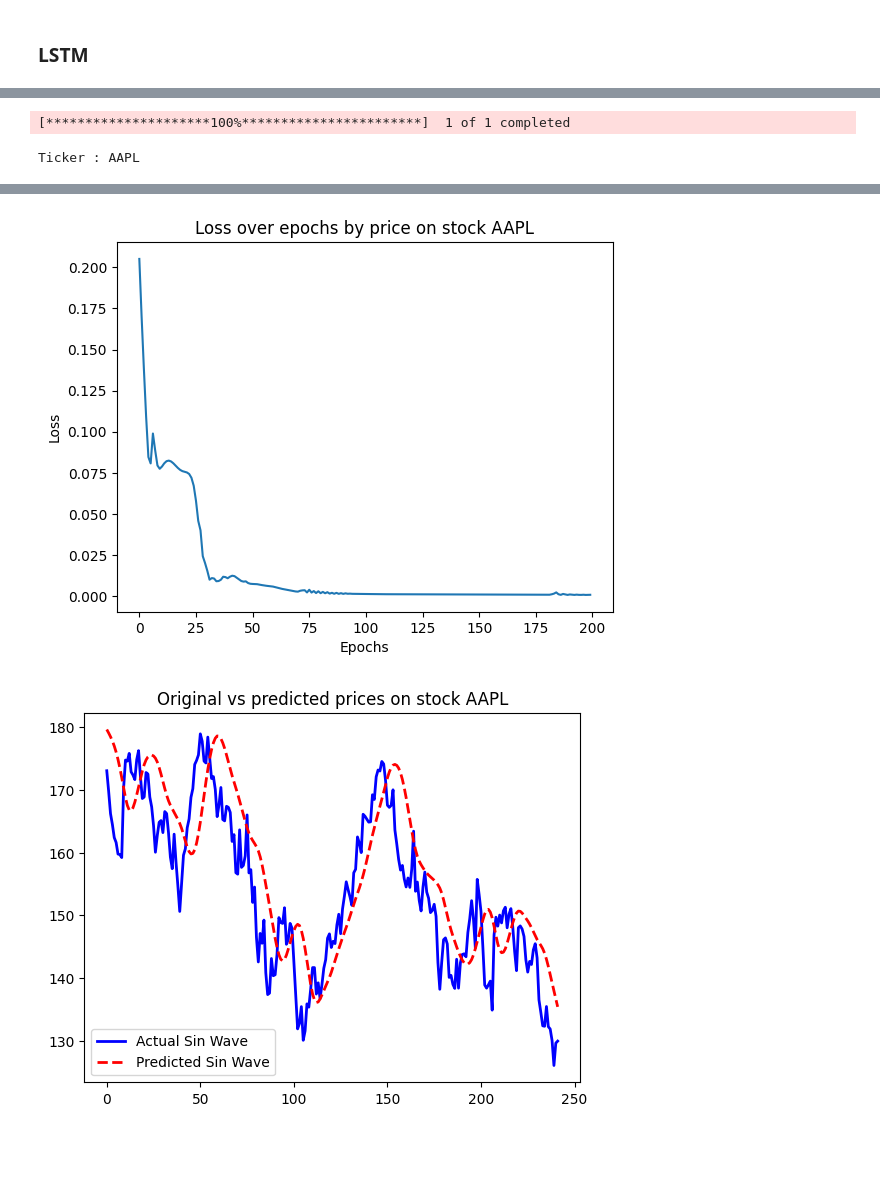
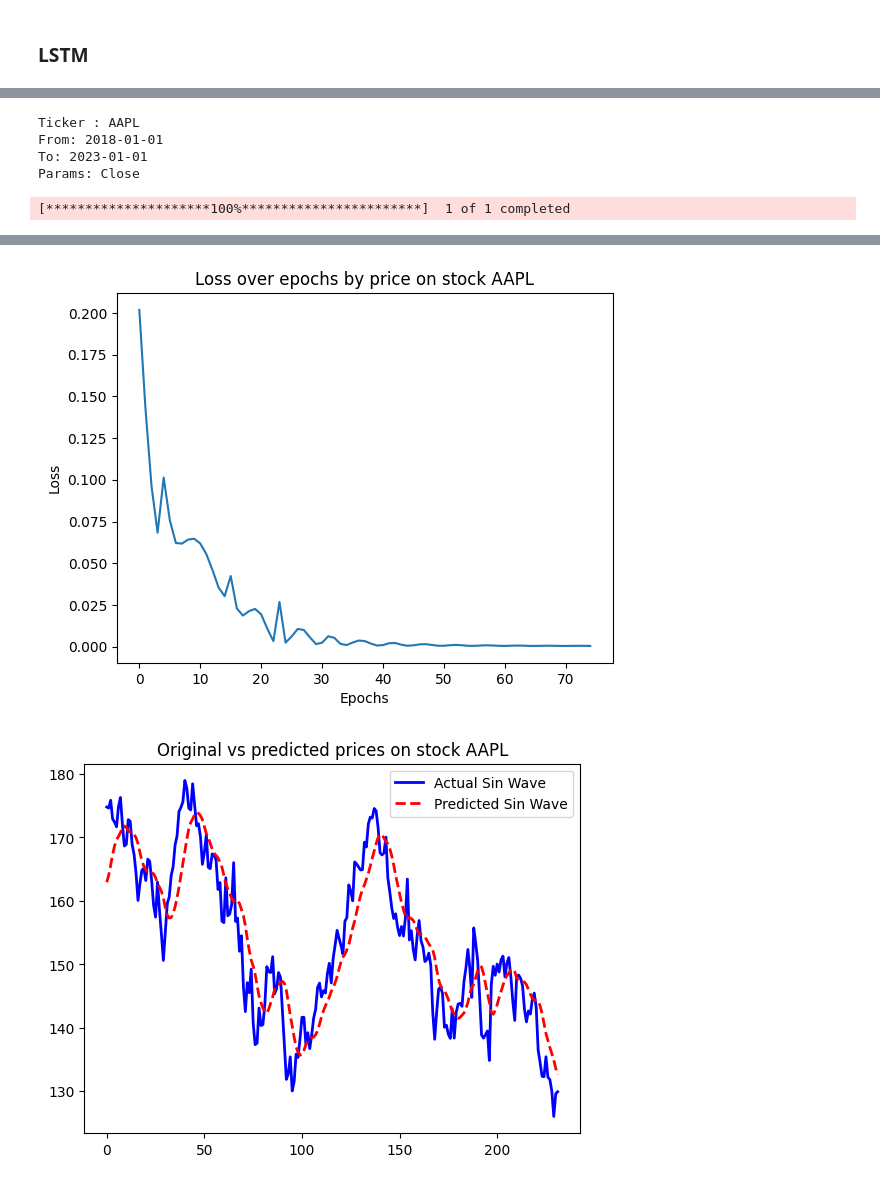
Before and after one commit to SmeysyaHromche/ML, a Jupyter notebook: rnn/lstm.ipynb, the cells around one changed output, grey strips where cells are left out. Saved outputs shown, nothing was run; the diff lists cells and outputs as text; code cells hidden in the pictures; blank space fills up the shorter version.

```diff
--- a/rnn/lstm.ipynb
+++ b/rnn/lstm.ipynb
@@ -99,9 +154,9 @@ class LSTM(Module):
         out = self.fc(out[:, -1, :])
         return out
 # %%
-def create_data(ticker:str, start_date:str, end_date:str):
+def create_data(ticker:str, start_date:str, end_date:str, params):
     df = yfin.download(ticker, start_date, end_date)
-    return df['Close'].values.reshape(-1, 1)
+    return df[params].values.reshape(-1, 1)
 
 def create_dataset(data:np.ndarray, seq_len:int):
     X = []
@@ -114,13 +169,14 @@ def create_dataset(data:np.ndarray, seq_len:int):
 def train(model:Module, X_train:torch.tensor, y_train:torch.tensor, criterion:MSELoss, optimizer:Adam, epochs:int, viz_stp:int, ticker:str):
     x_epoch = np.arange(0, epochs)
     y_loss = np.zeros(epochs)
-
     model.train()
     for epoch in range(epochs):
+        running_loss = 0.0
         output = model(X_train)
         loss = criterion(output, y_train)
         optimizer.zero_grad()
         loss.backward()
+        torch.nn.utils.clip_grad_norm_(model.parameters(), max_norm=1.0)
         optimizer.step()
         y_loss[epoch] = loss.item()
         if epoch % viz_stp == 0:
@@ -130,12 +186,12 @@ def train(model:Module, X_train:torch.tensor, y_train:torch.tensor, criterion:MS
     vizualization(x_epoch, 'Epochs', y_loss, 'Loss', f'Loss over epochs by price on stock {ticker}')
 
 
-def test(model:Module, X_test:torch.tensor, y_test:torch.tensor, scaler:MinMaxScaler, ticker:str):
+def test(model:Module, X_test:torch.tensor, y_test:np.array, scaler:MinMaxScaler, ticker:str):
     model.eval()
     with torch.no_grad():
         predicted = model(X_test).detach().cpu().numpy()
     predicted = scaler.inverse_transform(predicted)
-    y_test = scaler.inverse_transform(y_test.cpu().numpy().reshape(-1, 1))
+    y_test = scaler.inverse_transform(y_test.reshape(-1, 1))
     plt.plot(y_test,label='Actual Sin Wave', color='blue', linestyle='-', linewidth=2)
     plt.plot(predicted, label='Predicted Sin Wave',color='red', linestyle='--', linewidth=2)
     plt.legend()
@@ -144,21 +200,32 @@ def test(model:Module, X_test:torch.tensor, y_test:torch.tensor, scaler:MinMaxSc
 def learn(config:dict):
     torch.cuda.empty_cache()
     print(f'Ticker : {config['data']['ticker']}')
+    print(f'From: {config['data']['start_date']}')
+    print(f'To: {config['data']['end_date']}')
+    print('Params:', end=' ')
+    for param in config['data']['params']:
+        print(param, end=' ')
+    print()
     device = torch.device('cuda' if torch.cuda.is_available() else 'cpu')
 
-    data = create_data(config['data']['ticker'].upper(), config['data']['start_date'], config['data']['end_date'])
+    data = create_data(config['data']['ticker'].upper(), config['data']['start_date'], config['data']['end_date'], config['data']['params'])
     scaler = MinMaxScaler()
     data = scaler.fit_transform(data)
     X, y = create_dataset(data, config['hpr_prm']['seq_len'])
     X_train, X_test, y_train, y_test =  train_test_split(X, y, test_size=0.2, shuffle=False)
 
-    X_train = torch.FloatTensor(X_train).view(-1,config['hpr_prm']['seq_len'],1).to(device)
-    y_train = torch.FloatTensor(y_train).to(device)
-    X_test = torch.FloatTensor(X_test).view(-1,config['hpr_prm']['seq_len'],1).to(device)
-    y_test = torch.FloatTensor(y_test).to(device)
+    X_train = torch.tensor(X_train, dtype=torch.float32)
+    y_train = torch.tensor(y_train, dtype=torch.float32)
+    X_test = torch.tensor(X_test, dtype=torch.float32)
+
     model = LSTM(1, config['hpr_prm']['hidden_size'], 1, config['hpr_prm']['num_layers'], device).to(device)
+    if config['opt']['mdl_src']['flag']:
+        model.load_state_dict(torch.load(config['opt']['mdl_src']['path']))
     criterion = MSELoss()
     optimizer = Adam(model.parameters(), lr = config['hpr_prm']['lr'])
-
-    train(model, X_train, y_train, criterion, optimizer, config['hpr_prm']['epochs'], config['opt']['viz_stp'], config['data']['ticker'])
-    test(model, X_test, y_test, scaler, config['data']['ticker'])
+    if config['opt']['train']:
+        train(model, X_train.to(device), y_train.to(device), criterion, optimizer, config['hpr_prm']['epochs'], config['opt']['viz_stp'], config['data']['ticker'])
+    if config['opt']['test']:
+        test(model, X_test.to(device), y_test, scaler, config['data']['ticker'])
+    if config['opt']['mdl_trg']['flag']:
+        torch.save(model.state_dict(), config['opt']['mdl_trg']['path'])
@@ -219,6 +301,9 @@ Epoch [180/200] finished with loss: 0.0005303408834151924
 # %%
-config = parse_config('config/config9.json', VALID_JSON)
+config = parse_config('config/config10.json', VALID_JSON)
 learn(config)
 # %% [output]
-[*********************100%***********************]  1 of 1 completed
+Ticker : AAPL
+From: 2018-01-01
+To: 2023-01-01
+Params: Close
-Ticker : AAPL
+[*********************100%***********************]  1 of 1 completed
@@ -235,2 +318,2 @@ Epoch [180/200] finished with loss: 0.000811190577223897
-[figure, old version]
+[figure, new version]
-[figure, old version]
+[figure, new version]
```
Also changed, not shown: parts of 11 cells of this notebook, 11 other files.
